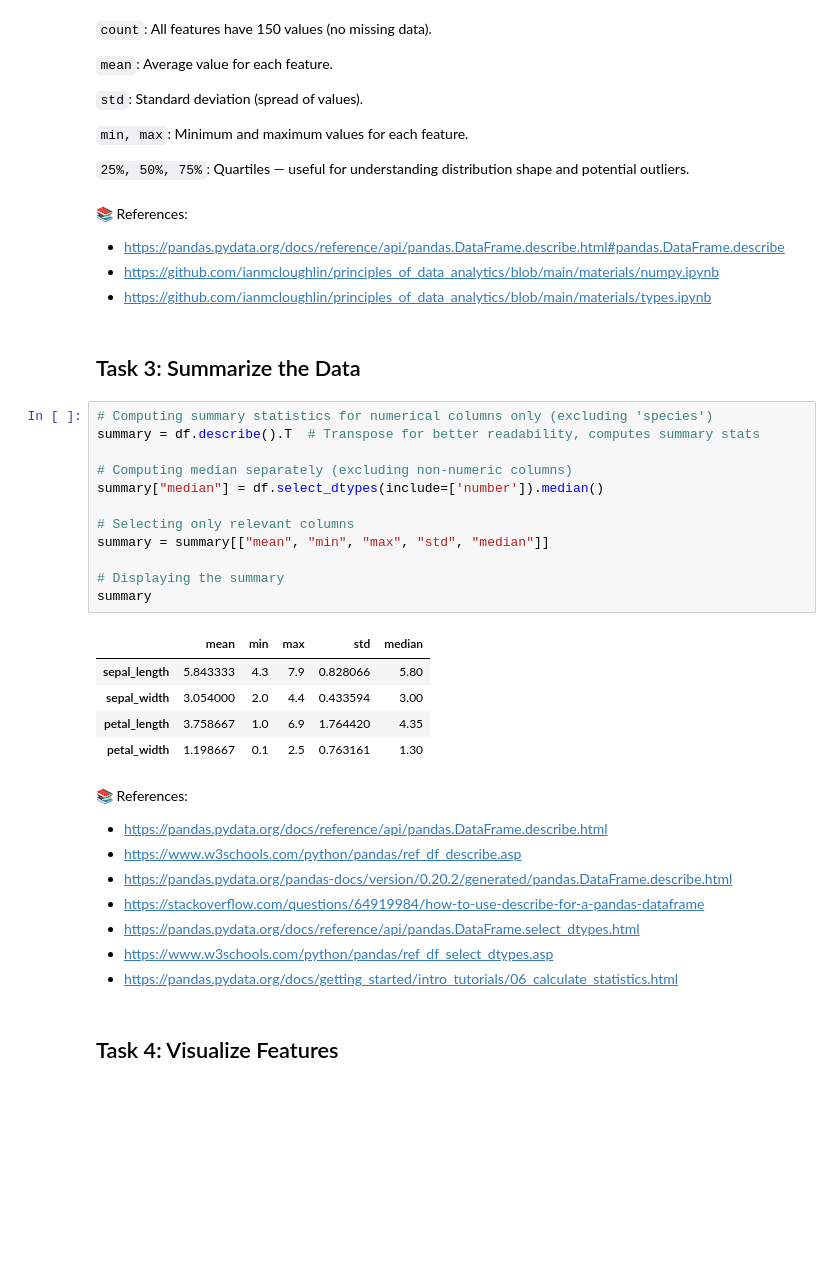
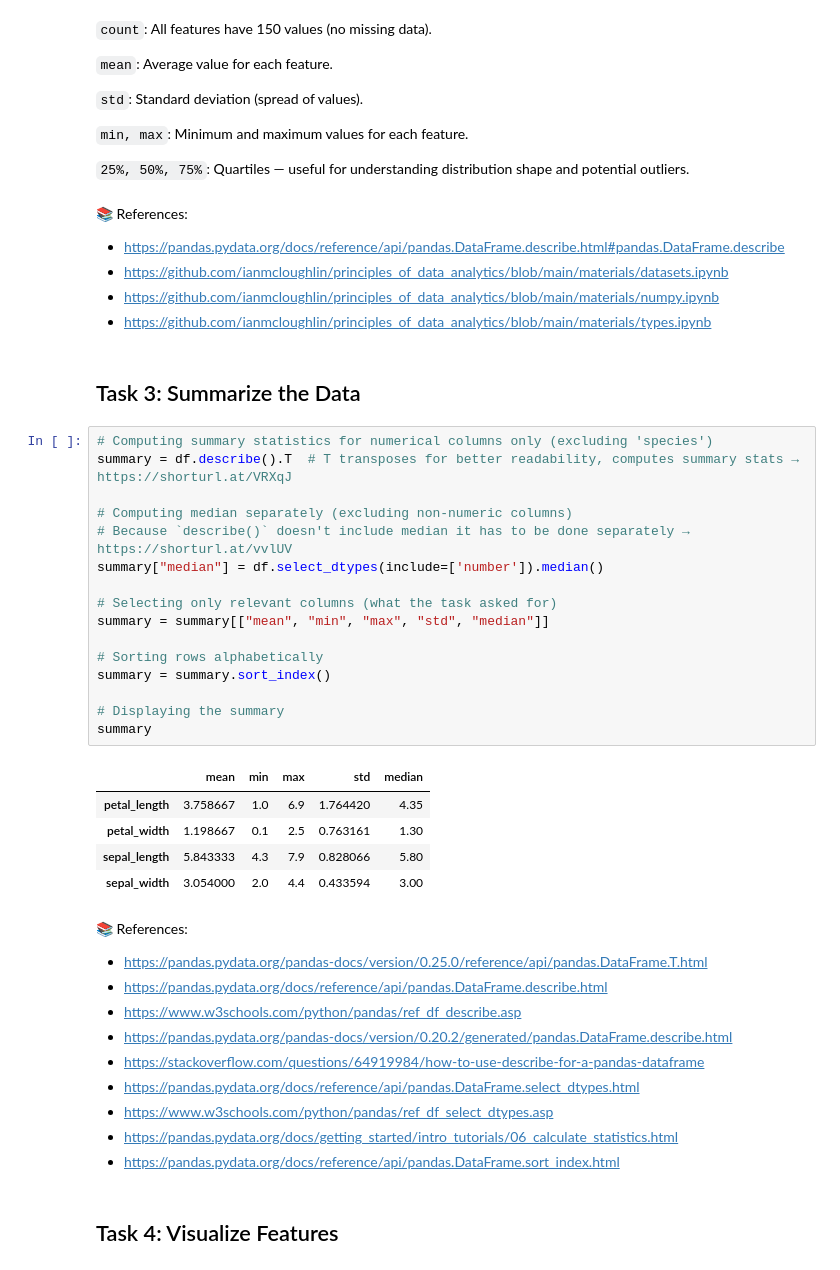
Before and after one commit to tihana-gray/principles_of_data_analytics, a Jupyter notebook: tasks.ipynb, the cells around one changed output. Cells and saved outputs as stored; diff of their text form; blank space fills up the shorter version.

Commit message:
week11 and task work

```diff
--- a/tasks.ipynb
+++ b/tasks.ipynb
@@ -72,31 +72,37 @@ df.describe()
 📚 References:
 
 - https://pandas.pydata.org/docs/reference/api/pandas.DataFrame.describe.html#pandas.DataFrame.describe
+- https://github.com/ianmcloughlin/principles_of_data_analytics/blob/main/materials/datasets.ipynb
 - https://github.com/ianmcloughlin/principles_of_data_analytics/blob/main/materials/numpy.ipynb
 - https://github.com/ianmcloughlin/principles_of_data_analytics/blob/main/materials/types.ipynb
 # %% [markdown]
 ## Task 3: Summarize the Data
 # %%
 # Computing summary statistics for numerical columns only (excluding 'species')
-summary = df.describe().T  # Transpose for better readability, computes summary stats
+summary = df.describe().T  # T transposes for better readability, computes summary stats → https://shorturl.at/VRXqJ
 
 # Computing median separately (excluding non-numeric columns)
+# Because `describe()` doesn't include median it has to be done separately → https://shorturl.at/vvlUV
 summary["median"] = df.select_dtypes(include=['number']).median()
 
-# Selecting only relevant columns
+# Selecting only relevant columns (what the task asked for)
 summary = summary[["mean", "min", "max", "std", "median"]]
+
+# Sorting rows alphabetically
+summary = summary.sort_index()
 
 # Displaying the summary
 summary
 # %% [output]
 |  | mean | min | max | std | median |
+| petal_length | 3.758667 | 1.0 | 6.9 | 1.764420 | 4.35 |
+| petal_width | 1.198667 | 0.1 | 2.5 | 0.763161 | 1.30 |
 | sepal_length | 5.843333 | 4.3 | 7.9 | 0.828066 | 5.80 |
 | sepal_width | 3.054000 | 2.0 | 4.4 | 0.433594 | 3.00 |
-| petal_length | 3.758667 | 1.0 | 6.9 | 1.764420 | 4.35 |
-| petal_width | 1.198667 | 0.1 | 2.5 | 0.763161 | 1.30 |
 # %% [markdown]
 📚  References:
 
+- https://pandas.pydata.org/pandas-docs/version/0.25.0/reference/api/pandas.DataFrame.T.html
 - https://pandas.pydata.org/docs/reference/api/pandas.DataFrame.describe.html
 - https://www.w3schools.com/python/pandas/ref_df_describe.asp
 - https://pandas.pydata.org/pandas-docs/version/0.20.2/generated/pandas.DataFrame.describe.html
@@ -104,6 +110,7 @@ summary
 - https://pandas.pydata.org/docs/reference/api/pandas.DataFrame.select_dtypes.html
 - https://www.w3schools.com/python/pandas/ref_df_select_dtypes.asp
 - https://pandas.pydata.org/docs/getting_started/intro_tutorials/06_calculate_statistics.html
+- https://pandas.pydata.org/docs/reference/api/pandas.DataFrame.sort_index.html
 # %% [markdown]
 ## Task 4: Visualize Features
 # %%
```
Also changed, not shown: 2 other files.
